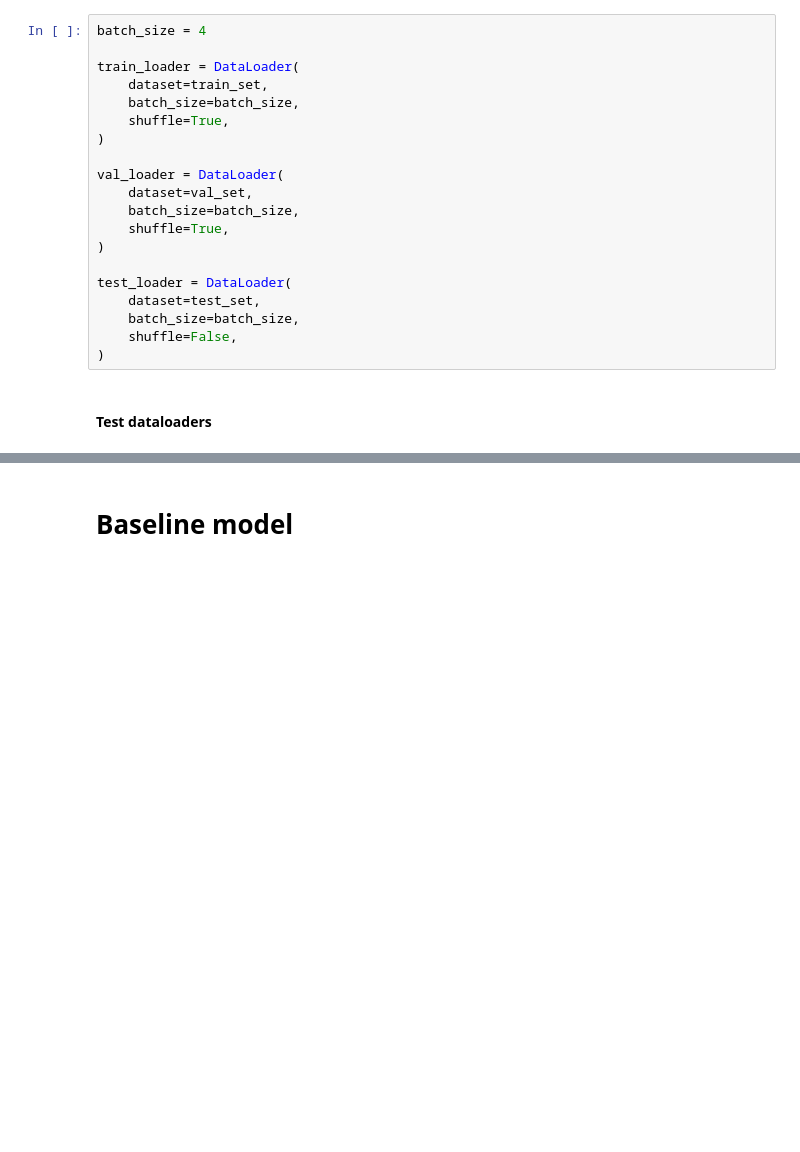
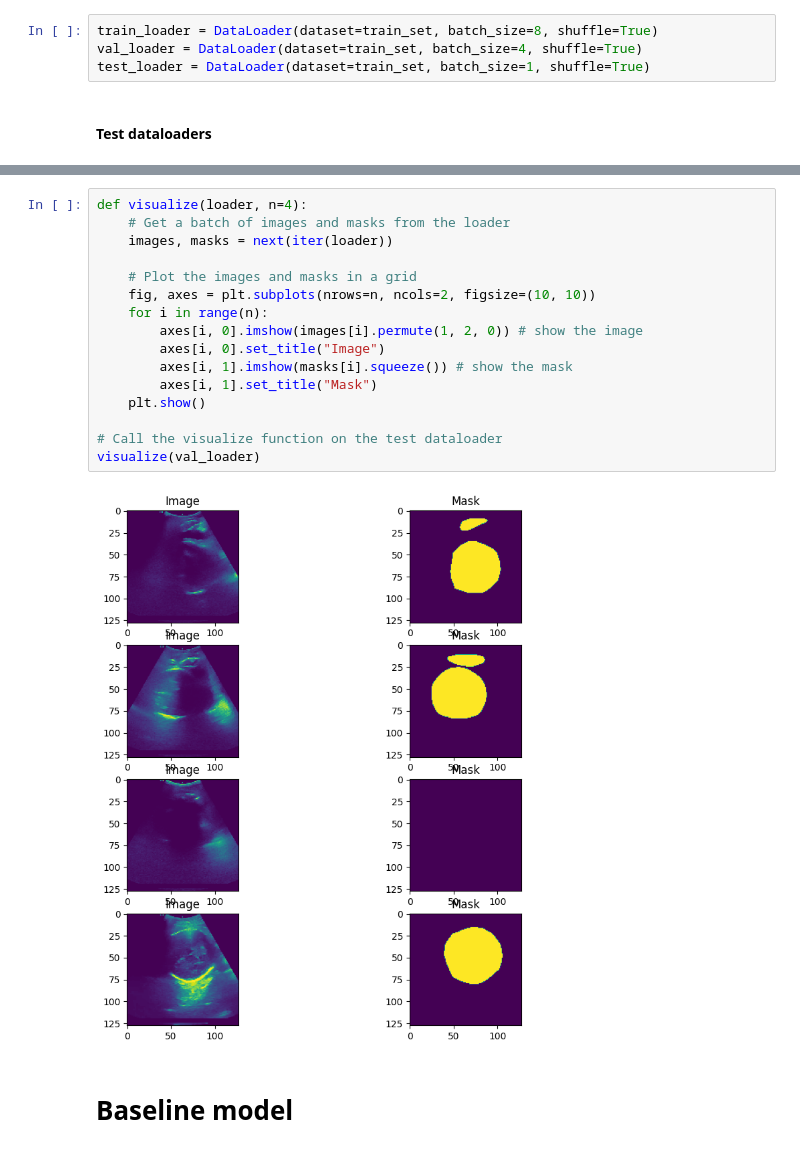
Before and after one commit to lamld203844/Biomedical-Segmentation, a Jupyter notebook: baseline-model.ipynb, the cells around one changed output, grey strips where cells are left out. Drawn from its saved outputs; the diff is of its cells as text; blank space fills up the shorter version.

```diff
--- a/baseline-model.ipynb
+++ b/baseline-model.ipynb
@@ -160,24 +172,8 @@ test_set = SegmentationDataset(test_img, test_mask)
 # %% [markdown]
 #### Instantiate dataloaders
 # %%
-batch_size = 4
-
-train_loader = DataLoader(
-    dataset=train_set,
-    batch_size=batch_size,
-    shuffle=True,
-)
-
-val_loader = DataLoader(
-    dataset=val_set,
-    batch_size=batch_size,
-    shuffle=True,
-)
-
-test_loader = DataLoader(
-    dataset=test_set,
-    batch_size=batch_size,
-    shuffle=False,
-)
+train_loader = DataLoader(dataset=train_set, batch_size=8, shuffle=True)
+val_loader = DataLoader(dataset=train_set, batch_size=4, shuffle=True)
+test_loader = DataLoader(dataset=train_set, batch_size=1, shuffle=True)
 # %% [markdown]
 #### Test dataloaders
@@ -219,3 +180,21 @@ plt.show()
+# %%
+def visualize(loader, n=4):
+    # Get a batch of images and masks from the loader
+    images, masks = next(iter(loader))
+
+    # Plot the images and masks in a grid
+    fig, axes = plt.subplots(nrows=n, ncols=2, figsize=(10, 10))
+    for i in range(n):
+        axes[i, 0].imshow(images[i].permute(1, 2, 0)) # show the image
+        axes[i, 0].set_title("Image")
+        axes[i, 1].imshow(masks[i].squeeze()) # show the mask
+        axes[i, 1].set_title("Mask")
+    plt.show()
+
+# Call the visualize function on the test dataloader
+visualize(val_loader)
+# %% [output]
+[figure, added]
 # %% [markdown]
 # Baseline model
 # %%
```
Also changed, not shown: parts of 18 cells of this notebook.
